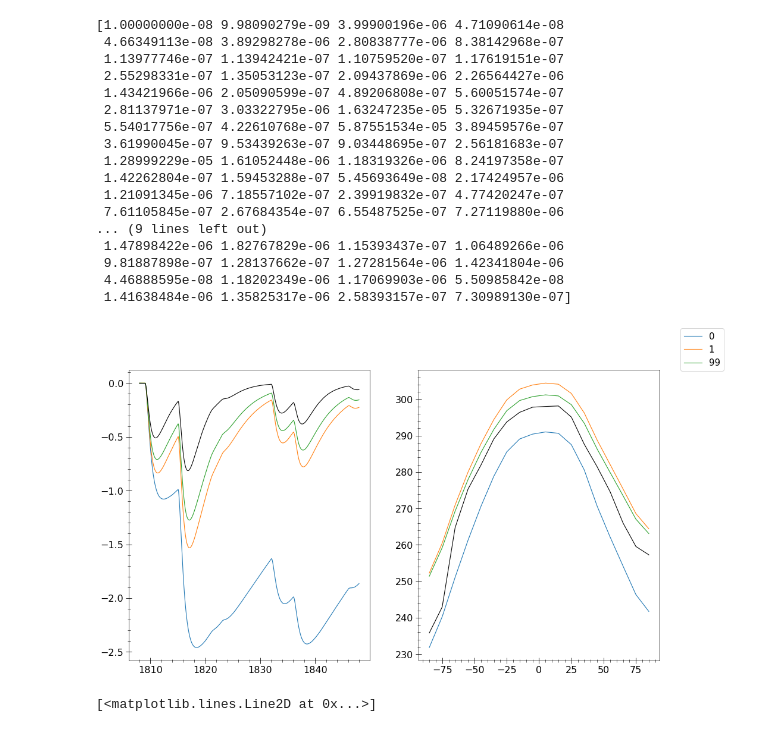
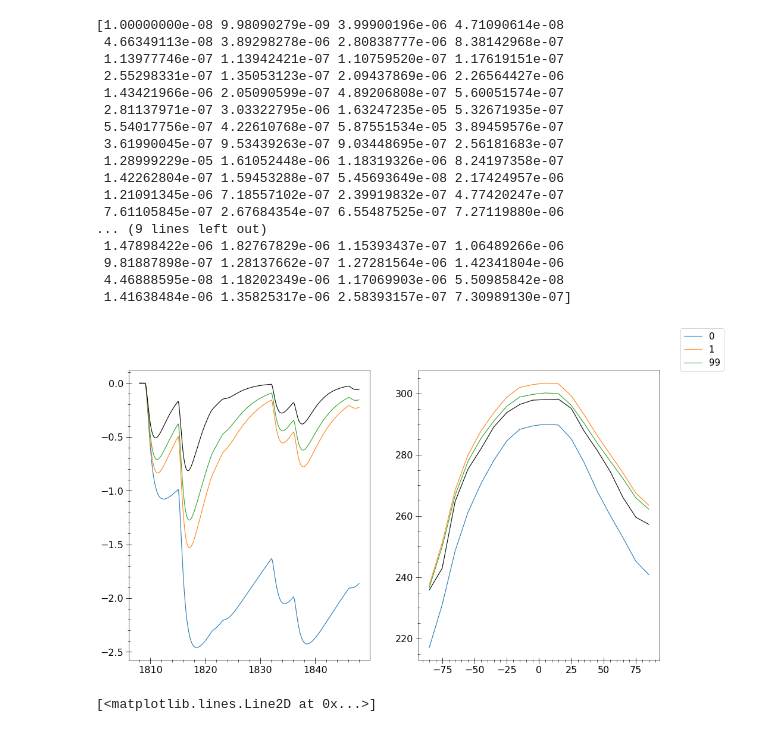
Before and after one commit to BenniSchmiedel/Low-dimensional-EBMs, a Jupyter notebook: Development_OptimizationCoupledTarget.ipynb, the cells around one changed output. Drawn from its saved outputs; the diff is of its cells as text; code cells hidden in the pictures.

```diff
--- a/Development_OptimizationCoupledTarget.ipynb
+++ b/Development_OptimizationCoupledTarget.ipynb
@@ -212,28 +218,35 @@ def add_parameters(config,P_config,labels):
 # %%
 #labels=[['eqparam','c_ao'],['func1','a'],['func1','b'],['func2','factor_oc'],['func2','factor_kwv'],['func2','factor_kair']]
 #labels=[['eqparam','c_ao'],['func1','a'],['func1','b']]
-labels=[['eqparam','c_ao'],['func1','m'],['func1','gamma'],['func3','f'],['func2','factor_oc'],['func2','factor_kwv'],['func2','factor_kair']]
+#labels=[['eqparam','c_ao'],['func1','m'],['func1','gamma'],['func3','f'],['func2','factor_oc'],['func2','factor_kwv'],['func2','factor_kair']]
 #P0=np.array([70*4.2e6,230,2.5])
-P0=np.array([50*4.2e6,0.5,1.9e-15,0,1.165,1.165,1.165])
-Pmin=np.array([0.5*10*4.2e6,0.4,0.6e-15,-50,0.9,0.9,0.9])
-Pmax=np.array([100*4.2e6,0.6,5e-15,50,1.2,1.2,1.2])
+#P0=np.array([50*4.2e6,0.5,1.9e-15,0,1.165,1.165,1.165])
+#Pmin=np.array([0.5*10*4.2e6,0.4,0.6e-15,-50,0.9,0.9,0.9])
+#Pmax=np.array([100*4.2e6,0.6,5e-15,50,1.2,1.2,1.2])
 #P_pert_ralative=[1/10000,1/10000,1/10000,1/10000,1/10000,1/10000]
-P_pert=(Pmax-Pmin)/10000
+labels=[['func3','f1'],['func3','f2'],['func3','f3'],['func3','f4'],['func3','f5'],['func3','f6'],['func3','f7'],['func3','f8'],['func3','f9'],['func3','f10'],\
+       ['func3','f11'],['func3','f12'],['func3','f13'],['func3','f14'],['func3','f15'],['func3','f16'],['func3','f17'],['func3','f18']]
+P0=np.zeros(18)
+Pmax=np.full(18,50)
+Pmin=np.full(18,-50)
+#print(Pmax)
+P_pert_ratio=1/10000
 #Pmin=np.array([20*4.2e6,190,1.7])
 #Pmax=np.array([120*4.2e6,250,3.3])
 #P_pert=(Pmax-Pmin)/100
-precision=1e-8
+precision=1e-6
 maxlength=int(100)
 targetmode='Coupled'
 target={'GMT':EVA_GMT_1808_1858,'ZMT':ZMT_10}
 targetfunction='LeastSquare'
 ratio_ZMT_GMT=0.33
-num_params=7
+num_params=18
 gamma0=1e-8
 setup={'number_of_parameters': num_params, 'number_of_cycles': 1, 'number_of_parallels': int(num_params*2+1)}
 control=True
 
 config_CTRL=importer('Dev_Data/Optimization/Volcanic_Sellers_CTRL_Offset.ini')
+#print(config_CTRL)
 variable_importer(config_CTRL,initialZMT=True,parallel=False)
 config_CTRL,ParasCTRL=add_sellersparameters(config_CTRL,\
                                         parameterinterpolatorstepwise,'SellersParameterization.ini',2,0,True,True)
@@ -248,7 +261,7 @@ elevation=-0.0065*np.array(ParasCTRL[1][1])
 Zero_ZMT,Zero_GMT=Vars.T,Vars.T_global
 grid=Vars.Lat
 
-F, dF, P, Ptrans , gamma, data=coremodule(config_base,P0,P_pert,Pmin,Pmax,labels,Zero_ZMT,Zero_GMT,grid,maxlength\
+F, dF, P, Ptrans , gamma, data=coremodule(config_base,P0,P_pert_ratio,Pmin,Pmax,labels,Zero_ZMT,Zero_GMT,grid,maxlength\
         ,targetmode,target,targetfunction,ratio_ZMT_GMT,elevation,precision,num_params,gamma0,control,config_CTRL)
 # %% [output]
 Loading Configuration from: Dev_Data/Optimization/Volcanic_Sellers_CTRL_Offset.ini
@@ -290,35 +321,35 @@ fig,ax=plt.subplots(1,2,figsize=(16,9))
 for i in [0,1,99]:
     ax[0].plot(Year_volc_1808_1858,data[1][i,0],label=i)
 for i in [0,1,99]:
-    ax[1].plot(Vars.Lat,data[0][i,0])
+    ax[1].plot(Vars.Lat,data[0][i,0]+elevation)
 #plt.plot(Year_volc_1808_1858,data[1,1])
 #plt.plot(Year_volc_1808_1858,data[1,2])
 #plt.plot(Year_volc_1808_1858,data[1,3])
 #plt.plot(Year_volc_1808_1858,data[1,4])
 ax[0].plot(Year_volc_1808_1858,EVA_GMT_1808_1858,c='k')
 ax[1].plot(Lat_10,ZMT_10,c='k')
 plt.figlegend(fontsize=15)
 #plt.xlim(1808,1858)
 print(gamma)
 # %% [output]
 [1.00000000e-08 9.98090279e-09 3.99900196e-06 4.71090614e-08
  4.66349113e-08 3.89298278e-06 2.80838777e-06 8.38142968e-07
  1.13977746e-07 1.13942421e-07 1.10759520e-07 1.17619151e-07
  2.55298331e-07 1.35053123e-07 2.09437869e-06 2.26564427e-06
  1.43421966e-06 2.05090599e-07 4.89206808e-07 5.60051574e-07
  2.81137971e-07 3.03322795e-06 1.63247235e-05 5.32671935e-07
  5.54017756e-07 4.22610768e-07 5.87551534e-05 3.89459576e-07
  3.61990045e-07 9.53439263e-07 9.03448695e-07 2.56181683e-07
  1.28999229e-05 1.61052448e-06 1.18319326e-06 8.24197358e-07
  1.42262804e-07 1.59453288e-07 5.45693649e-08 2.17424957e-06
  1.21091345e-06 7.18557102e-07 2.39919832e-07 4.77420247e-07
  7.61105845e-07 2.67684354e-07 6.55487525e-07 7.27119880e-06
 ... (9 lines left out)
  1.47898422e-06 1.82767829e-06 1.15393437e-07 1.06489266e-06
  9.81887898e-07 1.28137662e-07 1.27281564e-06 1.42341804e-06
  4.46888595e-08 1.18202349e-06 1.17069903e-06 5.50985842e-08
  1.41638484e-06 1.35825317e-06 2.58393157e-07 7.30989130e-07]
-[figure, old version]
+[figure, new version]
 # %%
 plt.plot(np.arange(50),dF[:,0])
 # %% [output]
```
Also changed, not shown: parts of 3 cells of this notebook, 12 other files.
